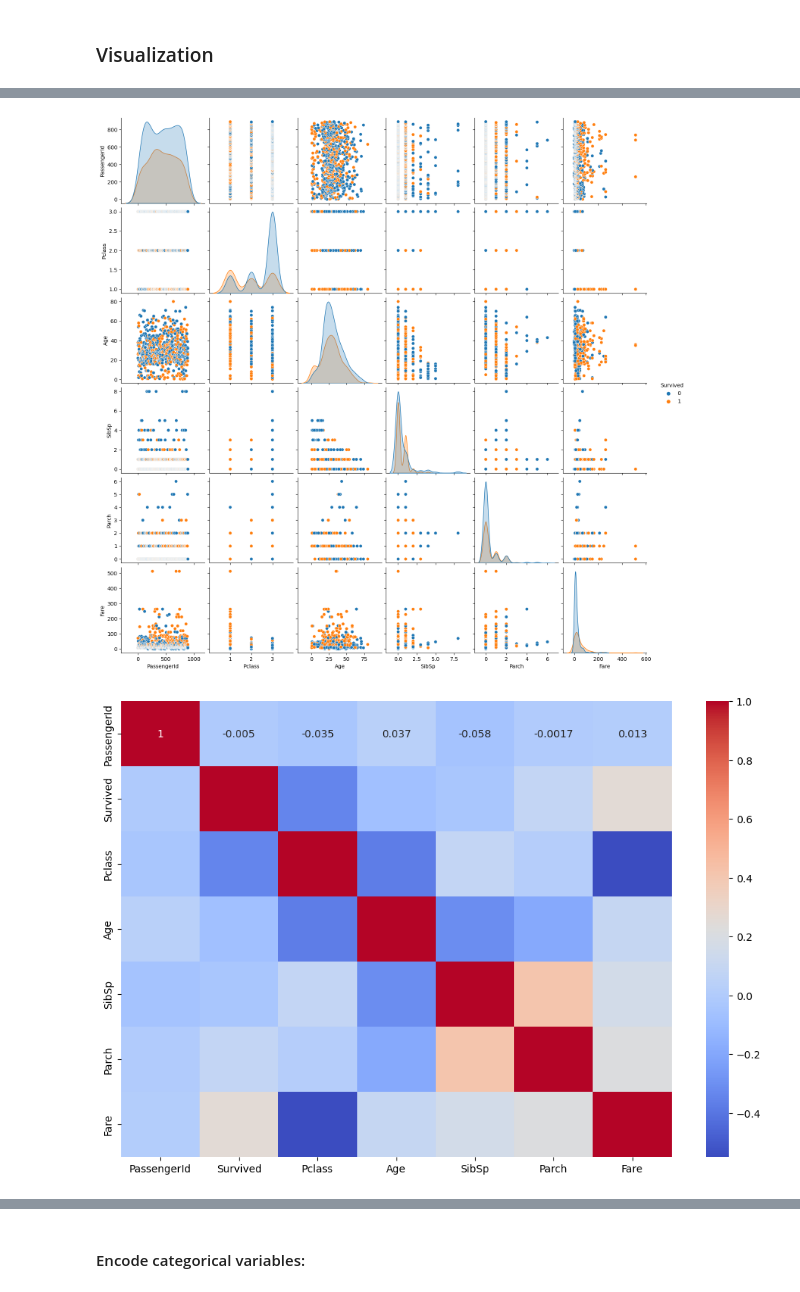
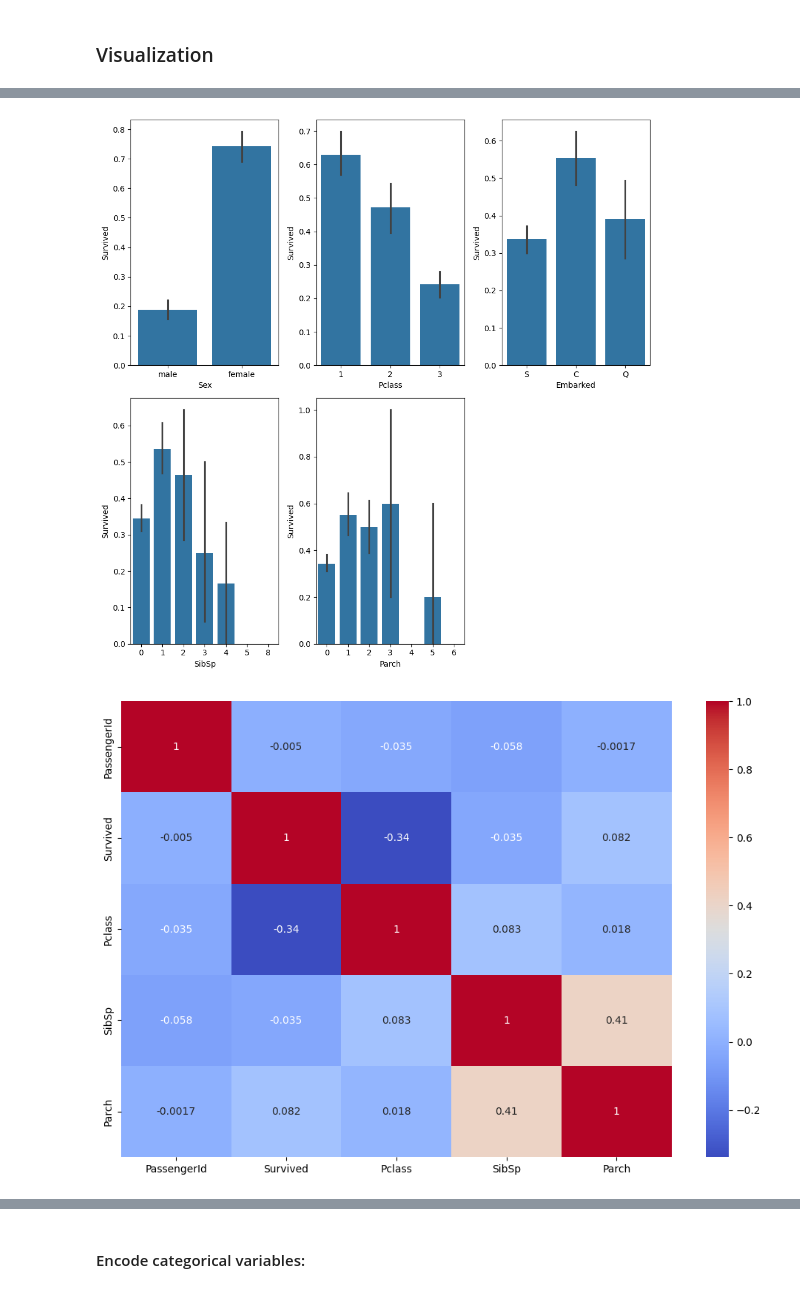
Before and after one commit to bishnusahu23/Titanic, a Jupyter notebook: Logistic regression Assignment.ipynb, the cells around one changed output, grey strips where cells are left out. Drawn from its saved outputs; the diff is of its cells as text; code cells hidden in the pictures.

```diff
--- a/Logistic regression Assignment.ipynb
+++ b/Logistic regression Assignment.ipynb
@@ -107,6 +136,11 @@ plt.show()
 # %%
-# Box plots of numerical features grouped by the target variable (Survived)
-plt.figure(figsize=(15, 10))
-sns.boxplot(x='Survived', y='Age', data=df_train)
+# survived count
+cat_feat=df_train[['Sex','Pclass', 'Embarked','SibSp',
+       'Parch']].columns
+plt.figure(figsize=(10,10))
+for i,col in enumerate(cat_feat,1):
+    plt.subplot(2,3,i)
+    sns.countplot(x=col,data=df_train)
+    plt.tight_layout()
 plt.show()
 # %% [output]
@@ -114,14 +148,21 @@ plt.show()
 # %%
-# Pair plot to visualize relationships between features
-sns.pairplot(df_train, hue='Survived')
+cat_feat=df_train[['Sex','Pclass', 'Embarked','SibSp',
+       'Parch']].columns
+plt.figure(figsize=(10,10))
+for i,col in enumerate(cat_feat,1):
+    plt.subplot(2,3,i)
+    sns.barplot(x=col,y='Survived',data=df_train)
+    plt.tight_layout()
 plt.show()
 # %% [output]
-[figure, old version]
+[figure, new version]
 # %%
 # Heatmap to visualize correlations
+num_df=df_train.select_dtypes(include='int')
+corr=num_df.corr()
 plt.figure(figsize=(12, 8))
-sns.heatmap(df_train.corr(), annot=True, cmap='coolwarm',numeric_only=True)
+sns.heatmap(corr, annot=True, cmap='coolwarm')
 plt.show()
 # %% [output]
-[figure, old version]
+[figure, new version]
 # %% [markdown]
```
Also changed, not shown: parts of 32 cells of this notebook, 1 other file.
